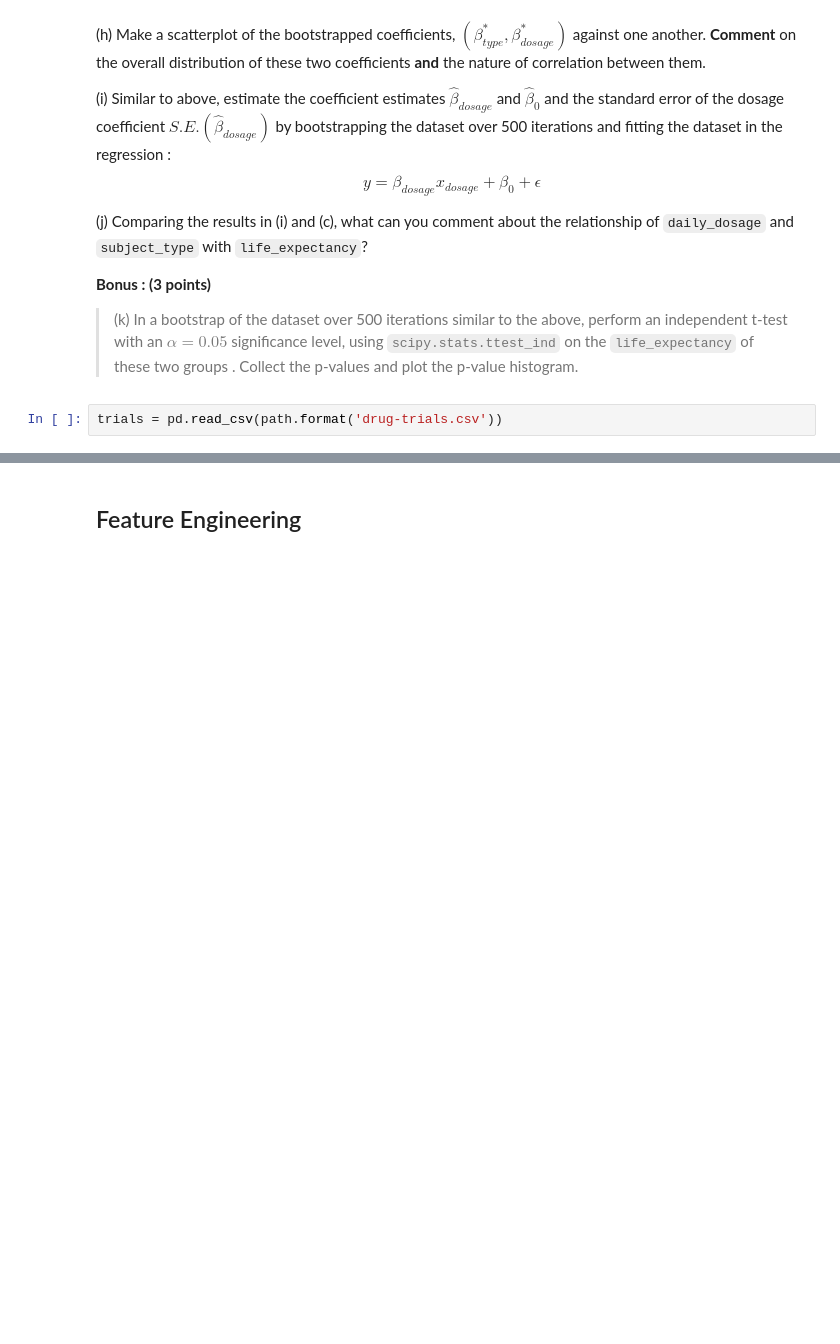
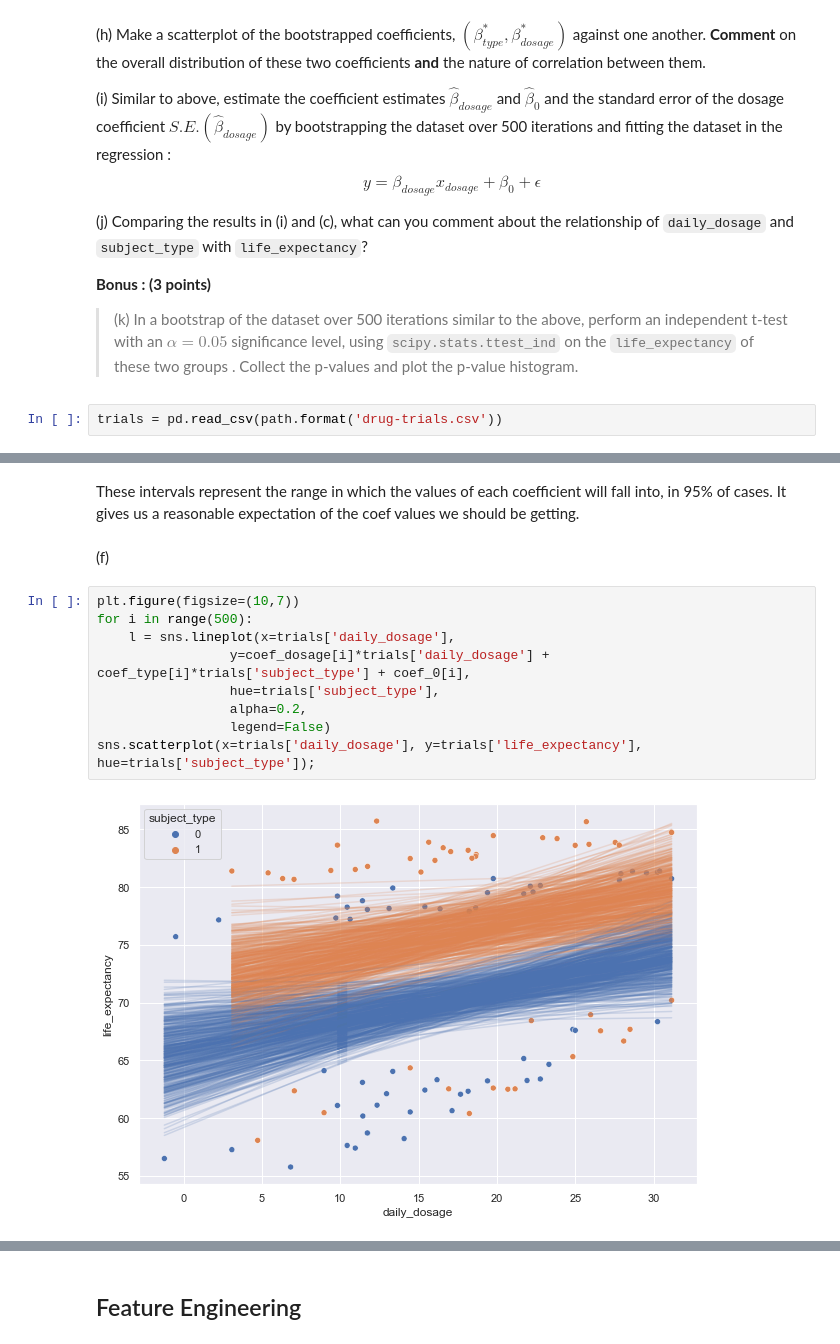
Before and after one commit to matteo-esposito/ift-6758, a Jupyter notebook: homework/h2/IFT_6758_HW_2_(En).ipynb, the cells around one changed output, grey strips where cells are left out. Saved outputs shown, nothing was run; the diff lists cells and outputs as text; blank space fills up the shorter version.

```diff
--- a/homework/h2/IFT_6758_HW_2_(En).ipynb
+++ b/homework/h2/IFT_6758_HW_2_(En).ipynb
@@ -254,0 +381,15 @@ trials = pd.read_csv(path.format('drug-trials.csv'))
+# %% [markdown]
+These intervals represent the range in which the values of each coefficient will fall into, in 95% of cases. It gives us a reasonable expectation of the coef values we should be getting.
+# %% [markdown]
+(f)
+# %%
+plt.figure(figsize=(10,7))
+for i in range(500):
+    l = sns.lineplot(x=trials['daily_dosage'],
+                 y=coef_dosage[i]*trials['daily_dosage'] + coef_type[i]*trials['subject_type'] + coef_0[i],
+                 hue=trials['subject_type'],
+                 alpha=0.2,
+                 legend=False)
+sns.scatterplot(x=trials['daily_dosage'], y=trials['life_expectancy'], hue=trials['subject_type']);
+# %% [output]
+[figure, added]
```
Also changed, not shown: parts of 68 cells of this notebook, 22 other files.
